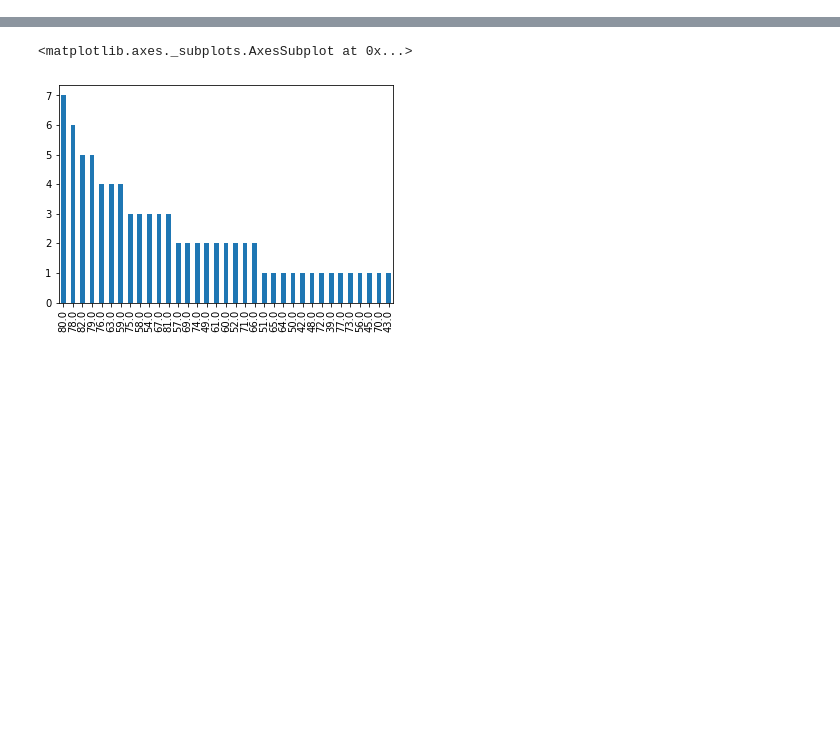
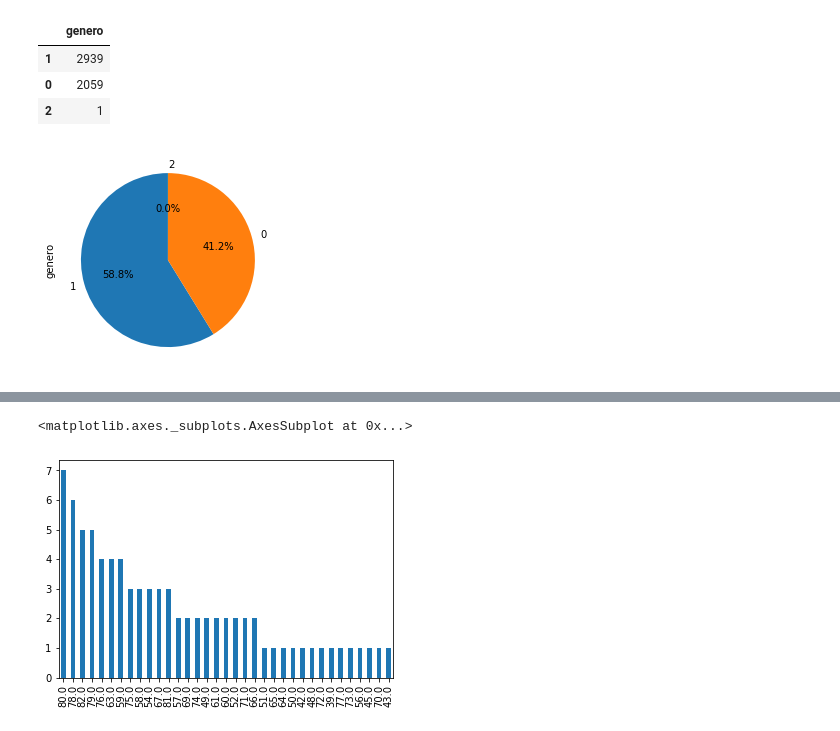
Before and after one commit to brulilika/TCC, a Jupyter notebook: Estudo.ipynb, the cells around one changed output, grey strips where cells are left out. Drawn from its saved outputs; the diff is of its cells as text; code cells hidden in the pictures; blank space fills up the shorter version.

```diff
--- a/Estudo.ipynb
+++ b/Estudo.ipynb
@@ -2,8 +9,7 @@
 import pandas as pd
 import matplotlib as plt
 import numpy as np
+import seaborn as sns
 
-data1 = pd.read_csv('TCC/data/train_5000 - Página1.csv', sep=',')
-data2 = pd.read_csv('Artigos/train_2v10000 - Página1.csv', sep=',')
-#print(data1)
-#print("Conjunto de Dados 2\n\n",data2)
+data = pd.read_csv('data/train_5000.csv', sep=',')
+#print(data)
@@ -9,0 +46,19 @@ data2 = pd.read_csv('Artigos/train_2v10000 - Página1.csv', sep=',')
+# %%
+def genero(x):
+    if x == 'Male':
+        return 0
+    elif x == 'Female':
+        return 1
+    return 2
+
+#data['gender'].value_counts().to_frame()
+
+data['genero'] = data['gender'].apply(genero)
+data['genero'].value_counts().plot.pie(autopct='%1.1f%%',shadow=False,startangle=90)
+data['genero'].value_counts().to_frame()
+# %% [output]
+|  | genero |
+| 1 | 2939 |
+| 0 | 2059 |
+| 2 | 1 |
+[figure, added]
```
Also changed, not shown: parts of 31 cells of this notebook, 1 other file.
